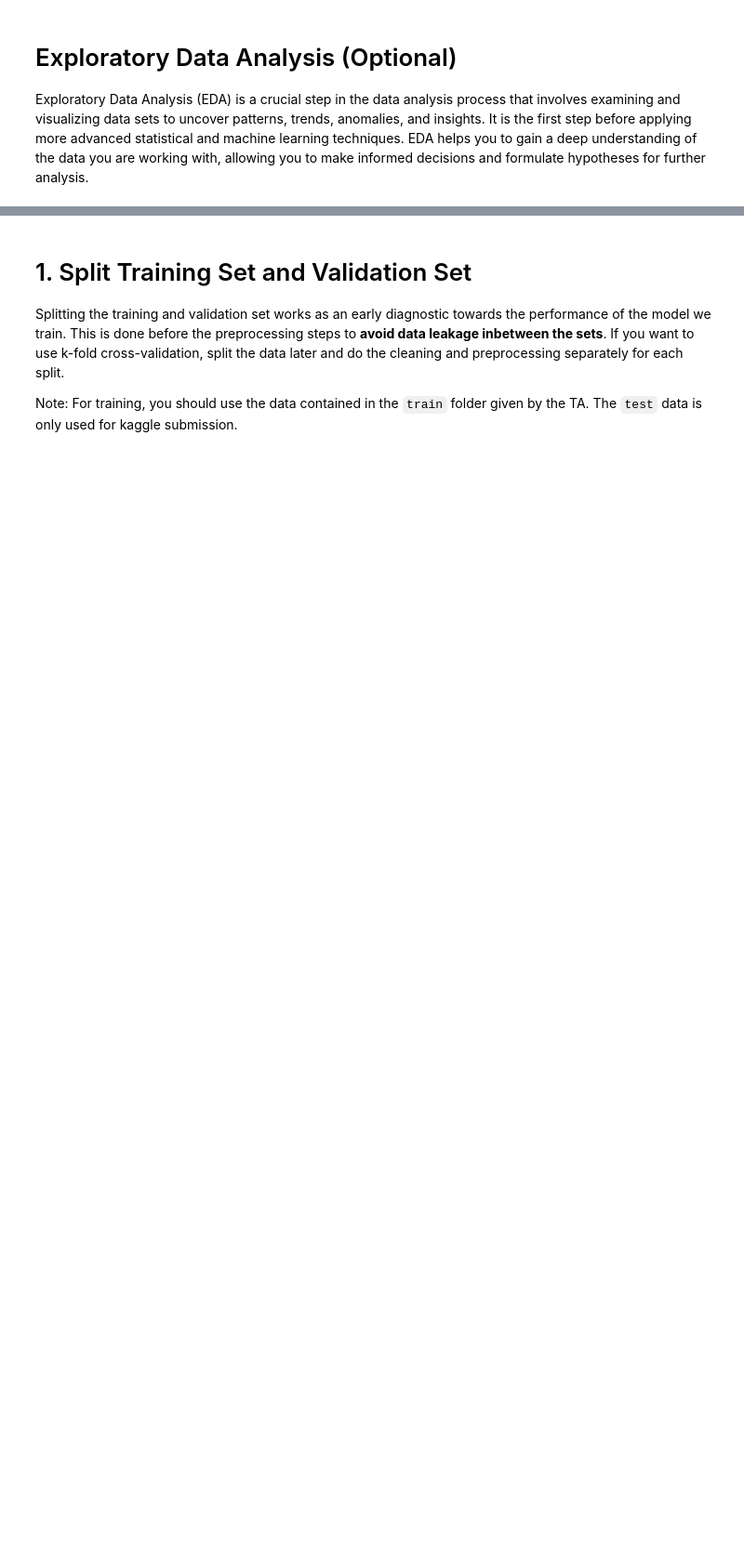
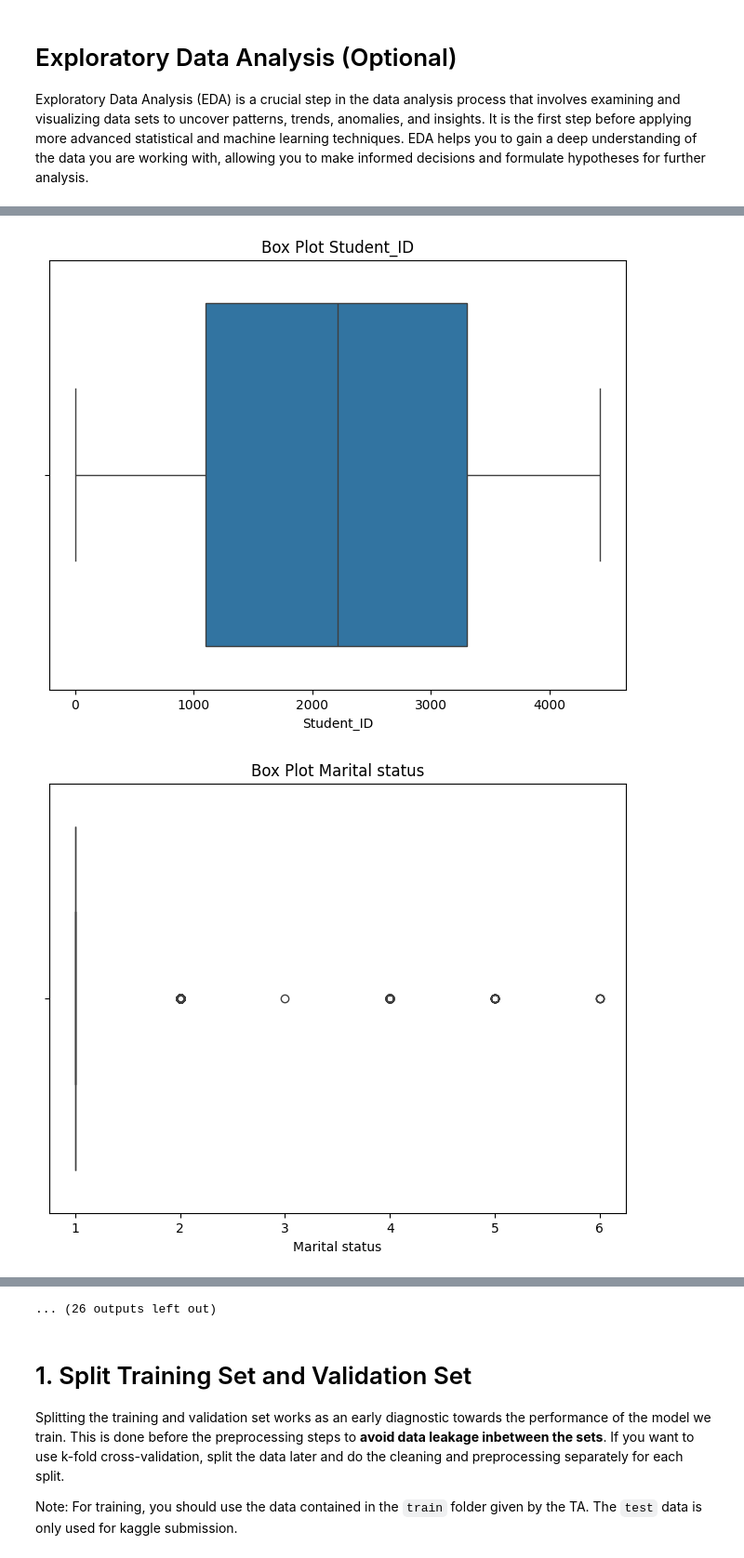
Before and after one commit to iammadsfq/AI_Tubes2_AiKamuMah, a Jupyter notebook: notebook.ipynb, the cells around one changed output, grey strips where cells are left out. Shown: that part at 93% size. Cells and saved outputs as stored; diff of their text form; code cells hidden in the pictures; blank space fills up the shorter version.

```diff
--- a/notebook.ipynb
+++ b/notebook.ipynb
@@ -26,3 +27,18 @@ import numpy as np
 # and then put it in this format:
 # https://drive.google.com/uc?id={file_id}
 # Don't forget to change the access to public
+
+import gdown
+
+urls = {
+    "train": "https://drive.google.com/uc?id=1wzTvPSwjAK5PN0iCWEXy92_tim-5ggjs",
+    "test": "https://drive.google.com/uc?id=1ZoKNPeUAIIFIZHoKaY6_4R_fUqDue0HM"
+}
+
+dfs = {}
+for name, url in urls.items():
+    output = f"data/{name}.csv"
+    gdown.download(url, output, quiet=False)
+    dfs[name] = pd.read_csv(output)
+
+df = dfs["train"]
@@ -34,0 +121,11 @@ Exploratory Data Analysis (EDA) is a crucial step in the data analysis process t
+# %%
+import seaborn as sns
+
+for col in df.columns:
+    plt.figure(figsize=(8,6))
+    sns.boxplot(x=df[col])
+    plt.title(f'Box Plot {col}')
+    plt.show
+# %% [output]
+[figure, added]
+[figure, added]
@@ -35,3 +142,4 @@ Exploratory Data Analysis (EDA) is a crucial step in the data analysis process t
+... (26 outputs left out)
 # %% [markdown]
 # 1. Split Training Set and Validation Set
 
```
Also changed, not shown: parts of 12 cells of this notebook, 1 other file.
